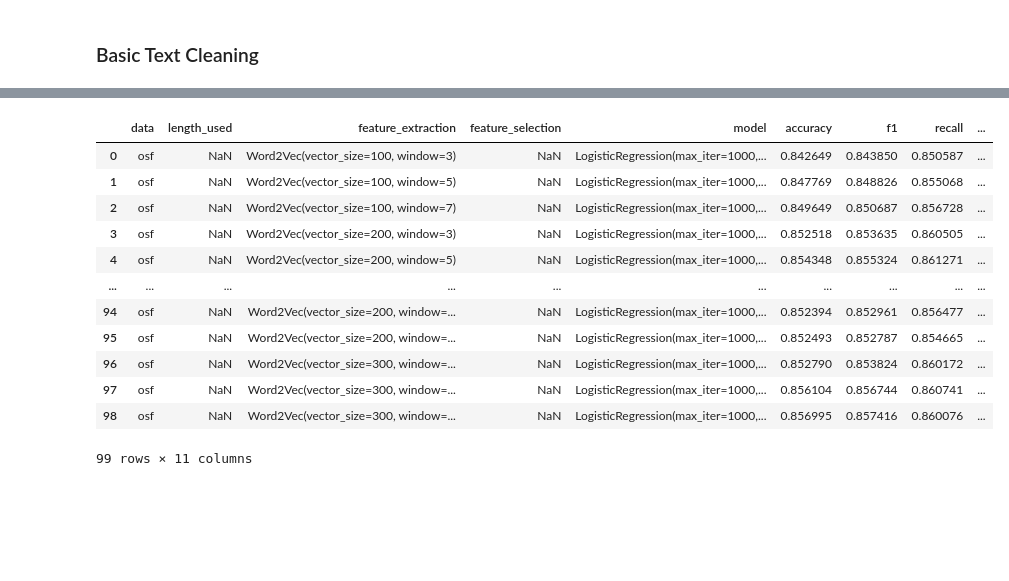
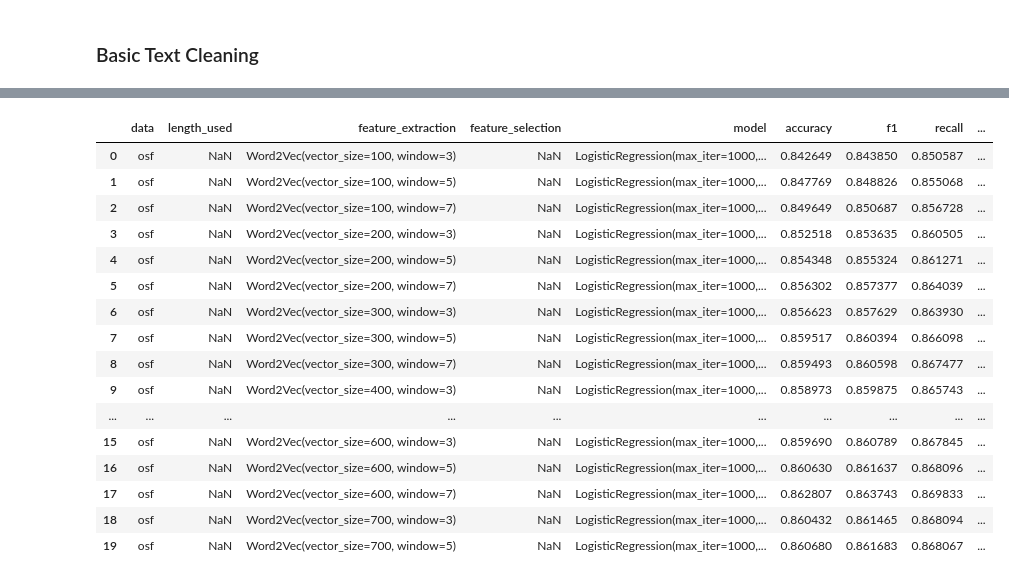
Before and after one commit to niimo753/spam-review-detection, a Jupyter notebook: notebooks/testing/word2vec.ipynb, the cells around one changed output, grey strips where cells are left out. Cells and saved outputs as stored; diff of their text form; code cells hidden in the pictures; blank space fills up the shorter version.

```diff
--- a/notebooks/testing/word2vec.ipynb
+++ b/notebooks/testing/word2vec.ipynb
@@ -355,16 +481,20 @@ output_saved_df
 # %%
-pd.read_csv(r"../../output/csv/test_result.csv")
+pd.read_csv(r"../../output/csv/word2vec.csv").head(20)
 # %% [output]
 |  | data | length_used | feature_extraction | feature_selection | model | accuracy | f1 | recall | ... |
 | 0 | osf | NaN | Word2Vec(vector_size=100, window=3) | NaN | LogisticRegression(max_iter=1000,... | 0.842649 | 0.843850 | 0.850587 | ... |
 | 1 | osf | NaN | Word2Vec(vector_size=100, window=5) | NaN | LogisticRegression(max_iter=1000,... | 0.847769 | 0.848826 | 0.855068 | ... |
 | 2 | osf | NaN | Word2Vec(vector_size=100, window=7) | NaN | LogisticRegression(max_iter=1000,... | 0.849649 | 0.850687 | 0.856728 | ... |
 | 3 | osf | NaN | Word2Vec(vector_size=200, window=3) | NaN | LogisticRegression(max_iter=1000,... | 0.852518 | 0.853635 | 0.860505 | ... |
 | 4 | osf | NaN | Word2Vec(vector_size=200, window=5) | NaN | LogisticRegression(max_iter=1000,... | 0.854348 | 0.855324 | 0.861271 | ... |
+| 5 | osf | NaN | Word2Vec(vector_size=200, window=7) | NaN | LogisticRegression(max_iter=1000,... | 0.856302 | 0.857377 | 0.864039 | ... |
+| 6 | osf | NaN | Word2Vec(vector_size=300, window=3) | NaN | LogisticRegression(max_iter=1000,... | 0.856623 | 0.857629 | 0.863930 | ... |
+| 7 | osf | NaN | Word2Vec(vector_size=300, window=5) | NaN | LogisticRegression(max_iter=1000,... | 0.859517 | 0.860394 | 0.866098 | ... |
+| 8 | osf | NaN | Word2Vec(vector_size=300, window=7) | NaN | LogisticRegression(max_iter=1000,... | 0.859493 | 0.860598 | 0.867477 | ... |
+| 9 | osf | NaN | Word2Vec(vector_size=400, window=3) | NaN | LogisticRegression(max_iter=1000,... | 0.858973 | 0.859875 | 0.865743 | ... |
 | ... | ... | ... | ... | ... | ... | ... | ... | ... | ... |
-| 94 | osf | NaN | Word2Vec(vector_size=200, window=... | NaN | LogisticRegression(max_iter=1000,... | 0.852394 | 0.852961 | 0.856477 | ... |
-| 95 | osf | NaN | Word2Vec(vector_size=200, window=... | NaN | LogisticRegression(max_iter=1000,... | 0.852493 | 0.852787 | 0.854665 | ... |
-| 96 | osf | NaN | Word2Vec(vector_size=300, window=... | NaN | LogisticRegression(max_iter=1000,... | 0.852790 | 0.853824 | 0.860172 | ... |
-| 97 | osf | NaN | Word2Vec(vector_size=300, window=... | NaN | LogisticRegression(max_iter=1000,... | 0.856104 | 0.856744 | 0.860741 | ... |
-| 98 | osf | NaN | Word2Vec(vector_size=300, window=... | NaN | LogisticRegression(max_iter=1000,... | 0.856995 | 0.857416 | 0.860076 | ... |
+| 15 | osf | NaN | Word2Vec(vector_size=600, window=3) | NaN | LogisticRegression(max_iter=1000,... | 0.859690 | 0.860789 | 0.867845 | ... |
+| 16 | osf | NaN | Word2Vec(vector_size=600, window=5) | NaN | LogisticRegression(max_iter=1000,... | 0.860630 | 0.861637 | 0.868096 | ... |
+| 17 | osf | NaN | Word2Vec(vector_size=600, window=7) | NaN | LogisticRegression(max_iter=1000,... | 0.862807 | 0.863743 | 0.869833 | ... |
+| 18 | osf | NaN | Word2Vec(vector_size=700, window=3) | NaN | LogisticRegression(max_iter=1000,... | 0.860432 | 0.861465 | 0.868094 | ... |
+| 19 | osf | NaN | Word2Vec(vector_size=700, window=5) | NaN | LogisticRegression(max_iter=1000,... | 0.860680 | 0.861683 | 0.868067 | ... |
-99 rows × 11 columns
```
Also changed, not shown: parts of 12 cells of this notebook, 3 other files.
